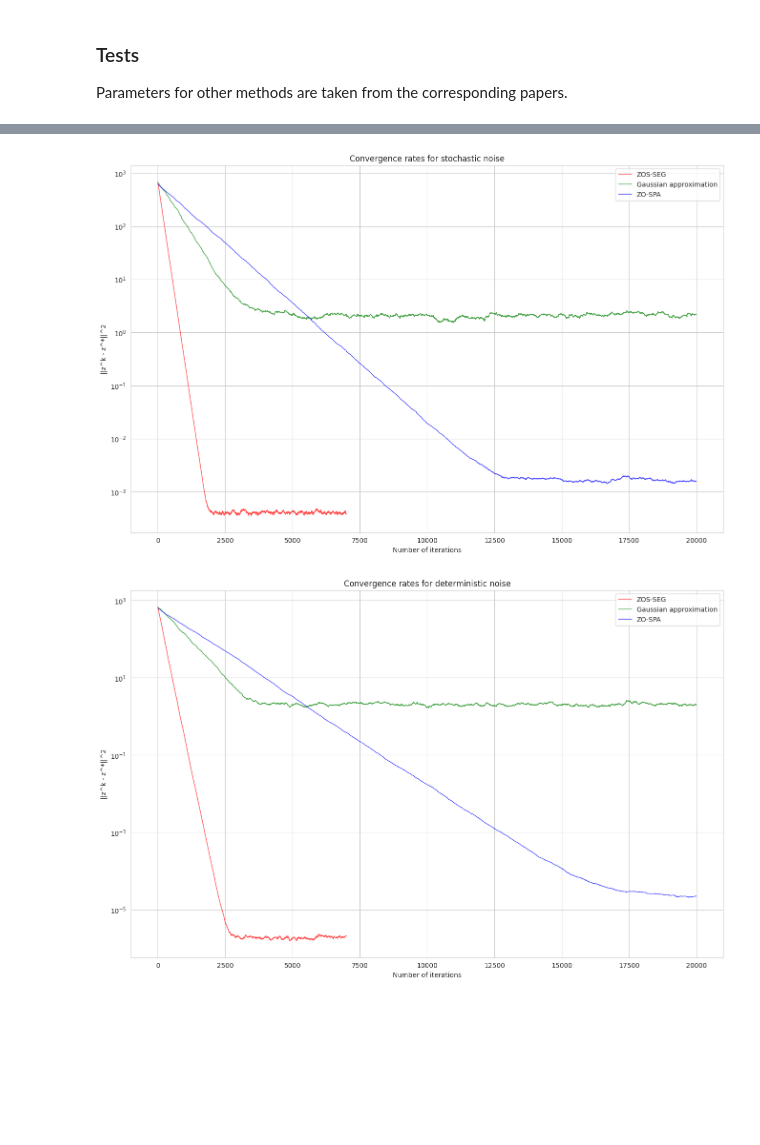
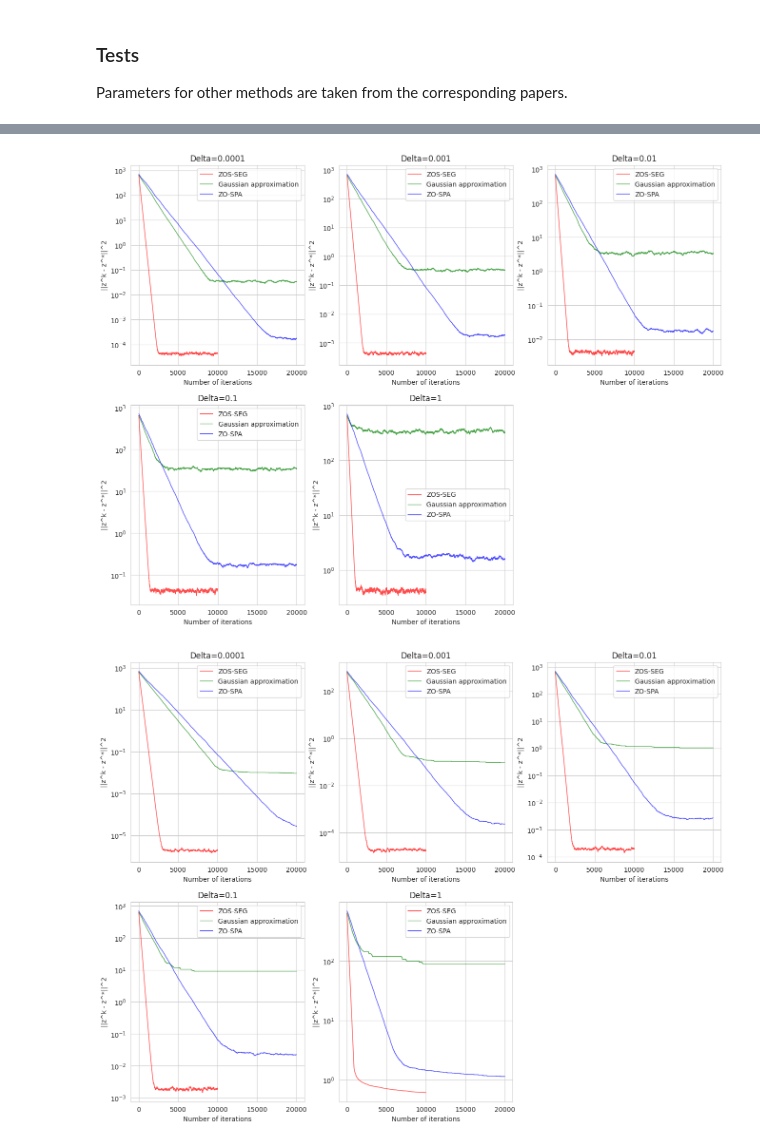
Before and after one commit to Sone4ka1567/Gradient_free_algorithm_for_spp, a Jupyter notebook: ZOS-SEG_Comparison.ipynb, the cells around one changed output, grey strips where cells are left out. Cells and saved outputs as stored; diff of their text form; code cells hidden in the pictures; blank space fills up the shorter version.

Commit message:
Update graphs

```diff
--- a/ZOS-SEG_Comparison.ipynb
+++ b/ZOS-SEG_Comparison.ipynb
@@ -300,7 +331,7 @@ n = 32
 d_x = 64
 d_y = 64
 Q = 100
-N = 5_000
+N = 10_000
 
 problem = Problem(d_x, d_y, Q, n)
 model_zos_seg = ZOS_SEG(Q, problem)
@@ -316,0 +340,8 @@ stoch_gaussian, determ_gaussian = model_gaussian.Method(0.1, 20_000, 0.01)
+# %%
+Deltas = [0.0001, 0.001, 0.01, 0.1, 1]
+zos_seg_stoch, zos_seg_determ = [], []
+
+for delta in tqdm(Deltas, position=0, leave=True):
+    stoch, determ = model_zos_seg.Method(N, 128, 0.05, 1, delta)
+    zos_seg_stoch.append(stoch)
+    zos_seg_determ.append(determ)
@@ -316,0 +354,7 @@ stoch_gaussian, determ_gaussian = model_gaussian.Method(0.1, 20_000, 0.01)
+# %%
+stoch_gaussian, determ_gaussian = [], []
+
+for delta in tqdm(Deltas, position=0, leave=True):
+    stoch, determ = model_gaussian.Method(0.001, 20_000, 0.001, delta)
+    stoch_gaussian.append(stoch)
+    determ_gaussian.append(determ)
@@ -317,3 +367,8 @@ stoch_gaussian, determ_gaussian = model_gaussian.Method(0.1, 20_000, 0.01)
 # %%
-stoch_zo_spa, determ_zo_spa = model_zo_spa.Method(20_000, 1 / 1200, 1)
+stoch_zo_spa, determ_zo_spa = [], []
+
+for delta in tqdm(Deltas, position=0, leave=True):
+    stoch, determ = model_zo_spa.Method(20_000, 1 / 1200, 1, delta)
+    stoch_zo_spa.append(stoch)
+    determ_zo_spa.append(determ)
 # %% [output]
@@ -321,30 +380,34 @@ stoch_zo_spa, determ_zo_spa = model_zo_spa.Method(20_000, 1 / 1200, 1)
 # %%
 with sns.axes_style('whitegrid'):
-    plt.figure(figsize=(16,10))
-    plt.title('Convergence rates for stochastic noise')
+    plt.figure(figsize=(16,12))
 
-    plt.plot(np.arange(N), stoch_zos_seg, label='ZOS-SEG', c=colors[0], lw=1, alpha=0.7)
-    plt.plot(np.arange(20_000), stoch_gaussian, label='Gaussian approximation', c=colors[1], lw=1, alpha=0.7)
-    plt.plot(np.arange(20_000), stoch_zo_spa, label='ZO-SPA', c=colors[2], lw=1, alpha=0.7)
+    for i in range(len(Deltas)):
+        plt.subplot(2, 3, i+1)
+        plt.title(f'Delta={Deltas[i]}')
+        plt.plot(np.arange(N), zos_seg_stoch[i], label='ZOS-SEG', c=colors[0], lw=1, alpha=0.7)
+        plt.plot(np.arange(20_000), stoch_gaussian[i], label='Gaussian approximation', c=colors[1], lw=1, alpha=0.7)
+        plt.plot(np.arange(20_000), stoch_zo_spa[i], label='ZO-SPA', c=colors[2], lw=1, alpha=0.7)
 
-    plt.xlabel('Number of iterations')
-    plt.ylabel('||z^k - z^*||^2')
-    plt.yscale('log')
-    plt.legend()
+        plt.xlabel('Number of iterations')
+        plt.ylabel('||z^k - z^*||^2')
+        plt.yscale('log')
+        plt.legend()
 # %% [output]
-[figure, old version]
+[figure, new version]
 # %%
 with sns.axes_style('whitegrid'):
-    plt.figure(figsize=(16,10))
-    plt.title('Convergence rates for deterministic noise')
+    plt.figure(figsize=(16,12))
 
-    plt.plot(np.arange(N), determ_zos_seg, label='ZOS-SEG', c=colors[0], lw=1, alpha=0.7)
-    plt.plot(np.arange(20_000), determ_gaussian, label='Gaussian approximation', c=colors[1], lw=1, alpha=0.7)
-    plt.plot(np.arange(20_000), determ_zo_spa, label='ZO-SPA', c=colors[2], lw=1, alpha=0.7)
+    for i in range(len(Deltas)):
+        plt.subplot(2, 3, i+1)
+        plt.title(f'Delta={Deltas[i]}')
+        plt.plot(np.arange(N), zos_seg_determ[i], label='ZOS-SEG', c=colors[0], lw=1, alpha=0.7)
+        plt.plot(np.arange(20_000), determ_gaussian[i], label='Gaussian approximation', c=colors[1], lw=1, alpha=0.7)
+        plt.plot(np.arange(20_000), determ_zo_spa[i], label='ZO-SPA', c=colors[2], lw=1, alpha=0.7)
 
-    plt.xlabel('Number of iterations')
-    plt.ylabel('||z^k - z^*||^2')
-    plt.yscale('log')
-    plt.legend()
+        plt.xlabel('Number of iterations')
+        plt.ylabel('||z^k - z^*||^2')
+        plt.yscale('log')
+        plt.legend()
 # %% [output]
-[figure, old version]
+[figure, new version]
```
Also changed, not shown: parts of 9 cells of this notebook, 1 other file.
